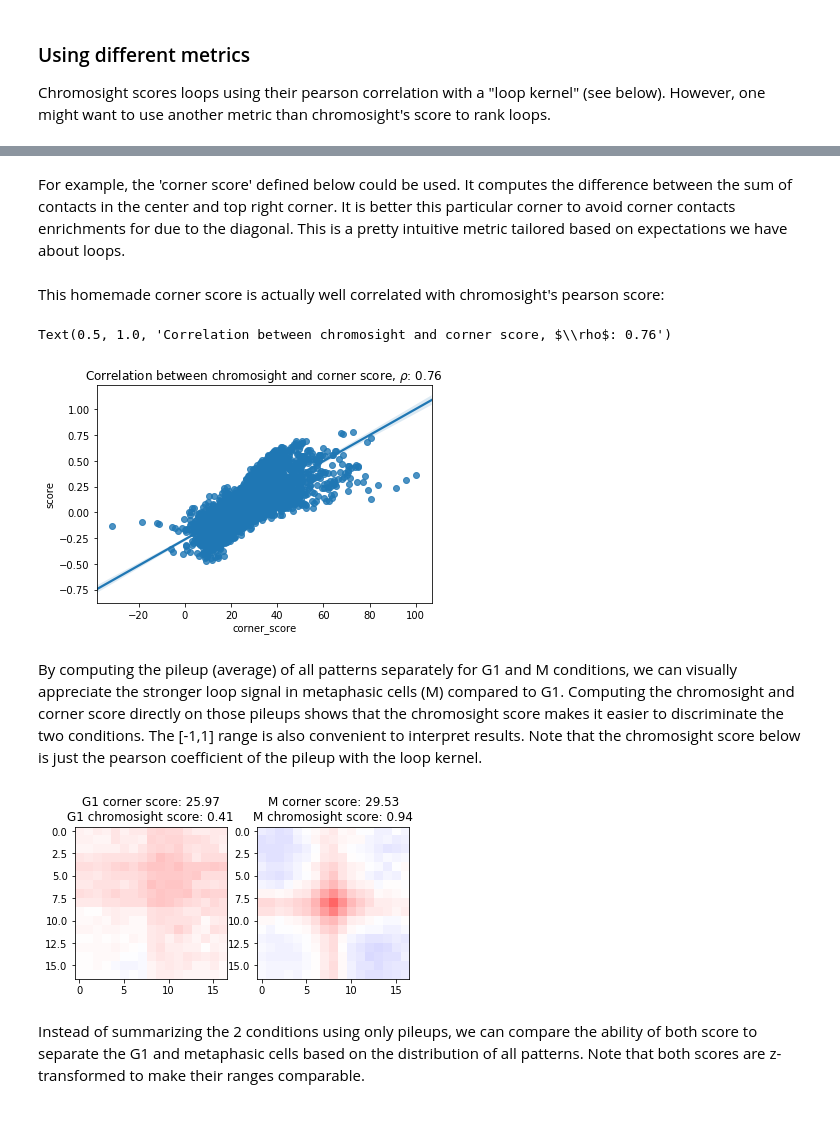
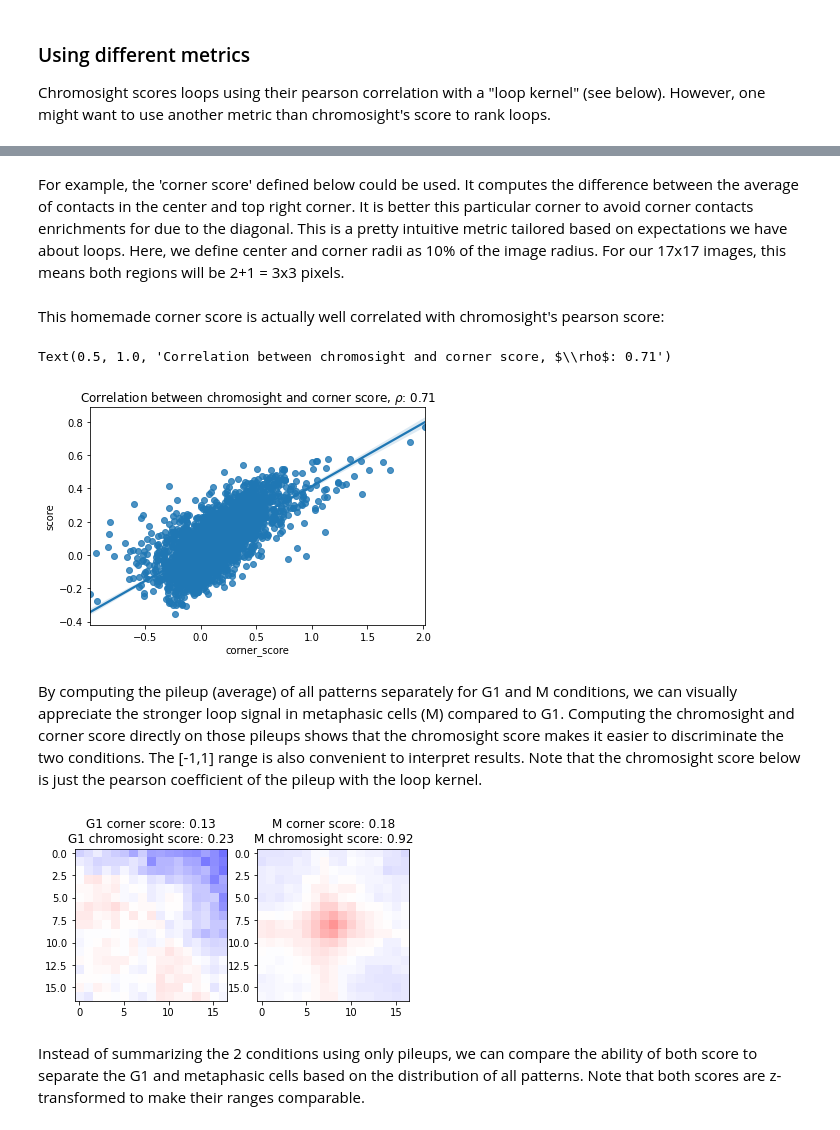
Before and after one commit to koszullab/chromosight, a Jupyter notebook: docs/notebooks/g1_metaphase_yeast_example.ipynb, the cells around one changed output, grey strips where cells are left out. Saved outputs shown, nothing was run; the diff lists cells and outputs as text; code cells hidden in the pictures.

Commit message:
update G1/M notebook with output from chromosight v1.1.0, improve it and glitch logo in readme :)

```diff
--- a/docs/notebooks/g1_metaphase_yeast_example.ipynb
+++ b/docs/notebooks/g1_metaphase_yeast_example.ipynb
@@ -135,14 +136,14 @@ Text(0.5, 1.0, "Chromosight's loop kernel")
 # %% [markdown]
-For example, the 'corner score' defined below could be used. It computes the difference between the sum of contacts in the center and top right corner. It is better this particular corner to avoid corner contacts enrichments for due to the diagonal. This is a pretty intuitive metric tailored based on expectations we have about loops.
+For example, the 'corner score' defined below could be used. It computes the difference between the average of contacts in the center and top right corner. It is better this particular corner to avoid corner contacts enrichments for due to the diagonal. This is a pretty intuitive metric tailored based on expectations we have about loops. Here, we define center and corner radii as 10% of the image radius. For our 17x17 images, this means both regions will be 2+1 = 3x3 pixels.
 # %%
-def corner_score(pileup, prop_radius=0.2):
+def corner_score(image, prop_radius=0.1):
     """
     Compute a loop intensity score from a pileup
 
     Parameters
     ----------
-    pileup : numpy.array of floats
-        2D array representing a pileup window.
+    image : numpy.array of floats
+        2D array representing the window around a pattern.
     prop_radius : float
         Proportion of image radius used when selecting
         center and corner contacts.
@@ -150,9 +151,9 @@ def corner_score(pileup, prop_radius=0.2):
     Returns
     -------
     float :
-        Corner score, defined as sum(center) - sum(corner).
+        Corner score, defined as mean(center) - mean(corner).
     """
-    n, m = pileup.shape
+    n, m = image.shape
     center = int(prop_radius * n)
     half_h = n // 2
     half_w = m // 2
@@ -160,21 +161,24 @@ def corner_score(pileup, prop_radius=0.2):
     ri = half_h + center + 1
     hi = half_w - center
     lo = half_w + center + 1
-    center_sum = pileup[hi:lo, le:ri].sum()
-    top_right_sum = pileup[:hi, ri:].sum()
-    return round(center_sum - top_right_sum, 2)
+    center_mean = np.nanmean(image[hi:lo, le:ri])
+    top_right_mean = np.nanmean(image[:hi, ri:])
+    return round(center_mean - top_right_mean, 2)
 # %% [markdown]
 This homemade corner score is actually well correlated with chromosight's pearson score:
 # %%
 import scipy.stats as st
 loops_df['corner_score'] = [corner_score(m) for m in images]
-sns.regplot(data=loops_df, x='corner_score', y='score')
+comp_df = loops_df.loc[
+    ~np.isnan(loops_df.corner_score) & ~np.isnan(loops_df.score), :
+]
+sns.regplot(data=comp_df, x='corner_score', y='score')
 plt.title(
     r'Correlation between chromosight and corner score, $\rho$: '
-    f'{np.round(st.pearsonr(loops_df.corner_score, loops_df.score)[0], 2)}')
+    f'{np.round(st.pearsonr(comp_df.corner_score, comp_df.score)[0], 2)}')
 # %% [output]
-Text(0.5, 1.0, 'Correlation between chromosight and corner score, $\\rho$: 0.76')
+Text(0.5, 1.0, 'Correlation between chromosight and corner score, $\\rho$: 0.71')
-[figure, old version]
+[figure, new version]
 # %% [markdown]
 By computing the pileup (average) of all patterns separately for G1 and M conditions, we can visually appreciate the stronger loop signal in metaphasic cells (M) compared to G1. Computing the chromosight and corner score directly on those pileups shows that the chromosight score makes it easier to discriminate the two conditions. The [-1,1] range is also convenient to interpret results. Note that the chromosight score below is just the pearson coefficient of the pileup with the loop kernel.
 # %%
@@ -194,7 +198,7 @@ ax[1].set_title(
 )
 plt.show()
 # %% [output]
-[figure, old version]
+[figure, new version]
 # %% [markdown]
 Instead of summarizing the 2 conditions using only pileups, we can compare the ability of both score to separate the G1 and metaphasic cells based on the distribution of all patterns. Note that both scores are z-transformed to make their ranges comparable.
 # %%
```
Also changed, not shown: parts of 8 cells of this notebook, 18 other files.
